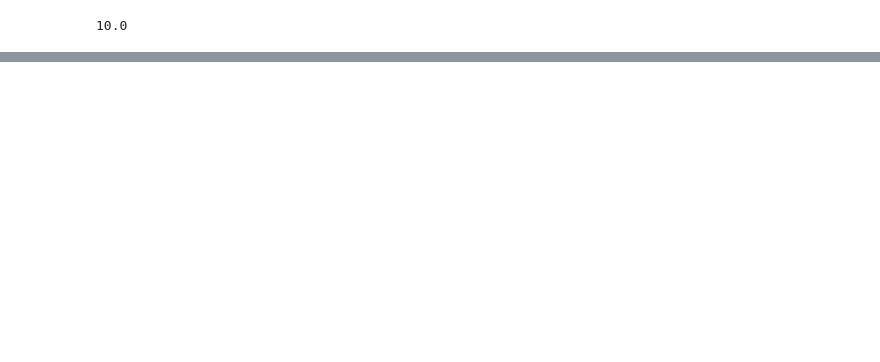
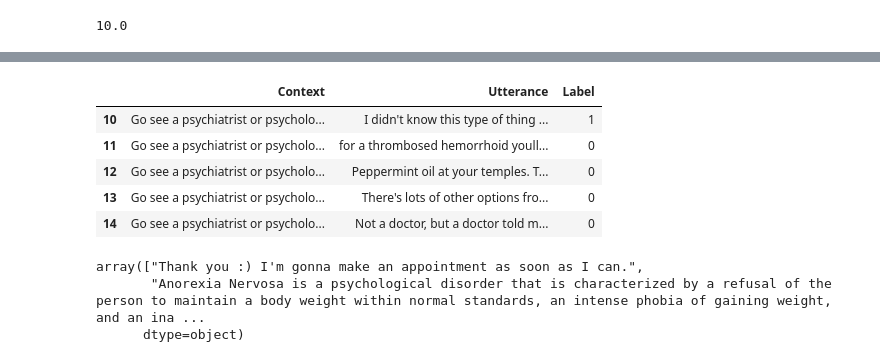
Before and after one commit to aus10powell/Automated-Health-Responses, a Jupyter notebook: notebooks/3_data_etl_functions.ipynb, the cells around one changed output, grey strips where cells are left out. Saved outputs shown, nothing was run; the diff lists cells and outputs as text; code cells hidden in the pictures; blank space fills up the shorter version.

```diff
--- a/notebooks/3_data_etl_functions.ipynb
+++ b/notebooks/3_data_etl_functions.ipynb
@@ -530,7 +530,7 @@ test = test.astype(object).replace(np.nan, 'None')
 valid = valid.astype(object).replace(np.nan, 'None')
 
 # re-order
-X_train = X_train[['context','utterance','label']]
+X_train = X_train[['Context','Utterance','Label']]
 # %%
 test.to_csv('../data/option3_data/test.csv',index = False)
 valid.to_csv('../data/option3_data/valid.csv',index = False)
@@ -538,2 +556,17 @@ X_train.to_csv('../data/option3_data/train.csv',index = False)
+# %%
+X_train.head()
+# %% [output]
+|  | Context | Utterance | Label |
+| 10 | Go see a psychiatrist or psycholo... | I didn't know this type of thing ... | 1 |
+| 11 | Go see a psychiatrist or psycholo... | for a thrombosed hemorrhoid youll... | 0 |
+| 12 | Go see a psychiatrist or psycholo... | Peppermint oil at your temples. T... | 0 |
+| 13 | Go see a psychiatrist or psycholo... | There's lots of other options fro... | 0 |
+| 14 | Go see a psychiatrist or psycholo... | Not a doctor, but a doctor told m... | 0 |
+# %%
+df.loc[mask.any(axis=1)].iloc[0].values
+# %% [output]
+array(["Thank you :) I'm gonna make an appointment as soon as I can.",
+       "Anorexia Nervosa is a psychological disorder that is characterized by a refusal of the person to maintain a body weight within normal standards, an intense phobia of gaining weight, and an ina ...
+      dtype=object)
 # %%
 all_chats_df.to_pickle('../data/option3.pickle')
```
Also changed, not shown: parts of 8 cells of this notebook, 4 other files.
